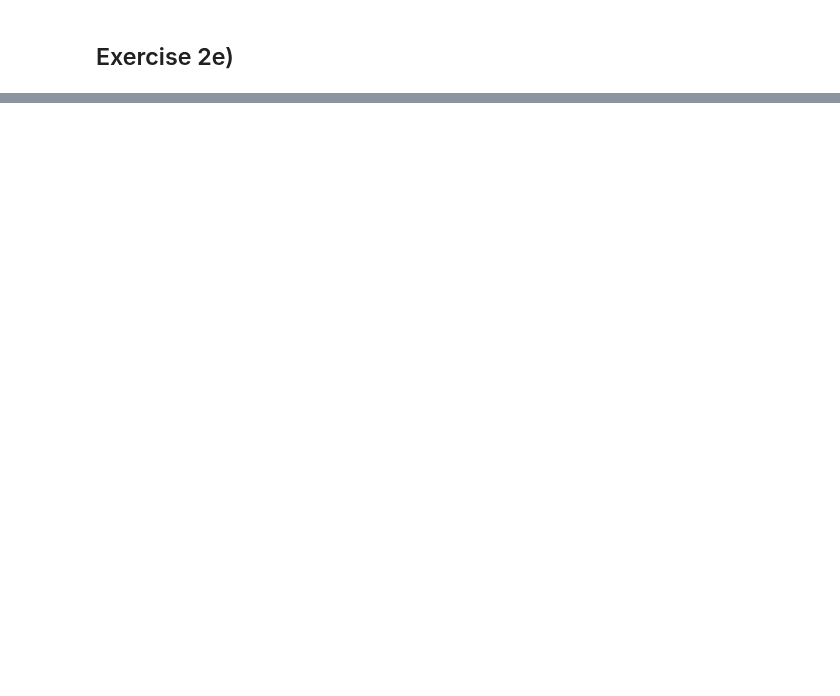
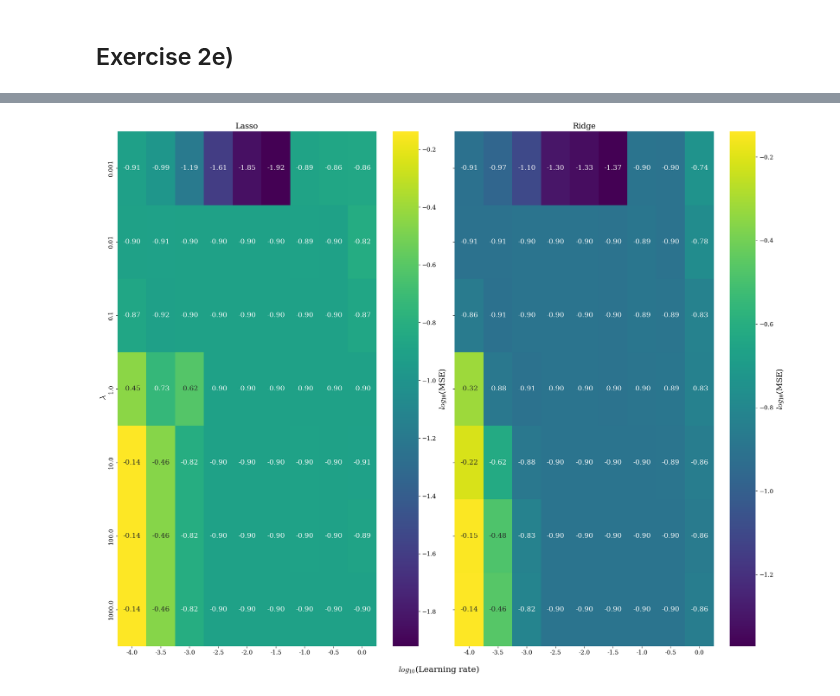
Before and after one commit to HeineEH/FYS-STK3155_Project2, a Jupyter notebook: code/exercise_2e.ipynb, the cells around one changed output, grey strips where cells are left out. Cells and saved outputs as stored; diff of their text form; code cells hidden in the pictures; blank space fills up the shorter version.

```diff
--- a/code/exercise_2e.ipynb
+++ b/code/exercise_2e.ipynb
@@ -27,7 +30,7 @@ plt.style.use('./utils/_plot_style.mplstyle')
 # Generate dataset
 np.random.seed(124)
 
-n = 500
+n = 300
 x, y = generate_dataset(n)
 x_train, x_test, y_train, y_test = train_test_split(x, y,test_size=0.2,random_state=44)
 
@@ -47,8 +50,8 @@ activation_funcs = [
 ]
 
 regularization_types = [
-    "L1",
-    "L2"
+    ("Lasso","L1"),
+    ("Ridge","L2")
 ]
 
 training_methods = ("SGD", StochasticGradientDescent, (-4, 0))
@@ -59,12 +62,12 @@ iterations = 3000
 lamb_vals = np.logspace(-3,3,7)
 all_mse_data = np.zeros((len(lamb_vals), len(regularization_types), n_learning_rates))
 n_layers = 4
-n_nodes = 22
-activation_func = ReLU()
+n_nodes = 13
+activation_func = Sigmoid()
 
 # Analyze mse vs. learning rate and number of nodes for different numbers of hidden layers and activation functions.
 for i, lamb in enumerate(lamb_vals):
-    for j,regularization in enumerate(regularization_types):
+    for j,(name,regularization) in enumerate(regularization_types):
         print("Lambda: ",lamb_vals)
         _,training_method, (min_log_lr,max_log_lr) = training_methods
 
@@ -95,24 +116,25 @@ for i, lamb in enumerate(lamb_vals):
 # %%
 # Plot MSE vs. learning rates for each model
 
 import seaborn as sns
 
 fig, axes = plt.subplots(1, len(regularization_types), figsize=(20, 16), sharey=True)
-for i,regularization_type in enumerate(regularization_types):
+for i,(name,regularization_type) in enumerate(regularization_types):
     mse_data = all_mse_data[:,i,:]
     sns.heatmap(
         np.log10(np.array(mse_data)),
         ax = axes[i],
         fmt=".2f",
         annot=True,
         cmap="viridis",
         xticklabels=np.log10(np.array(learning_rates)),
-        yticklabels=nodes,cbar_kws={"label": r"$log_{10}$(MSE)"}
+        yticklabels=lamb_vals,cbar_kws={"label": r"$log_{10}$(MSE)"}
         )
-    axes[j,k].set_title(fr"{n_hidden_layers}, {name}")
-    axes[j,k]
+    axes[i].set_title(f"{name}")
 
 fig.supxlabel(r"$log_{10}$(Learning rate)")
-fig.supylabel("# of nodes")
+fig.supylabel(r"$\lambda$")
 plt.savefig("../figs/mse_vs_lr_nodes.pdf")
 plt.show()
+# %% [output]
+[figure, added]
```
Also changed, not shown: parts of 2 cells of this notebook, 3 other files.
